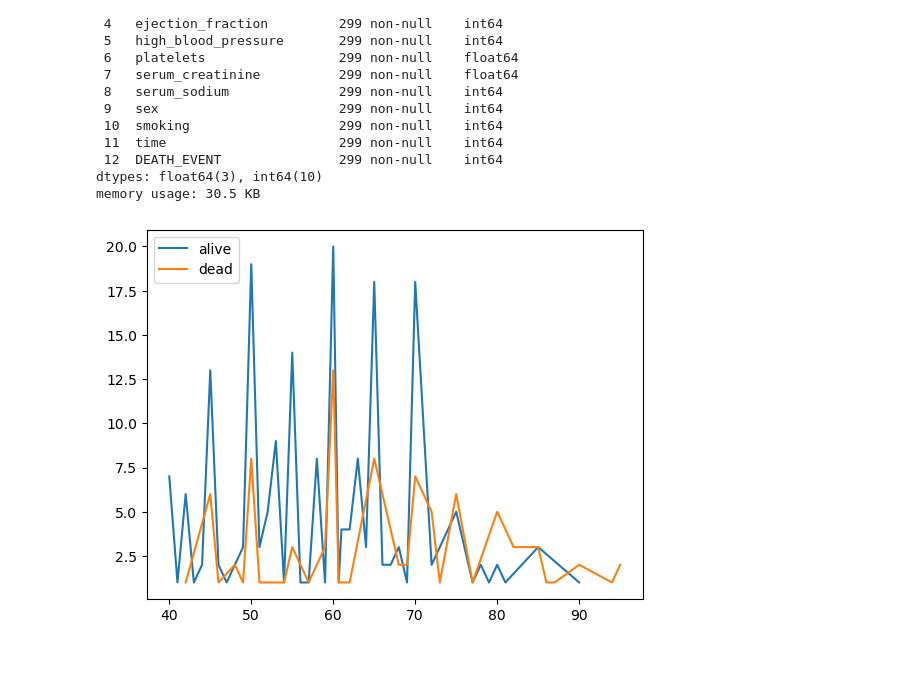
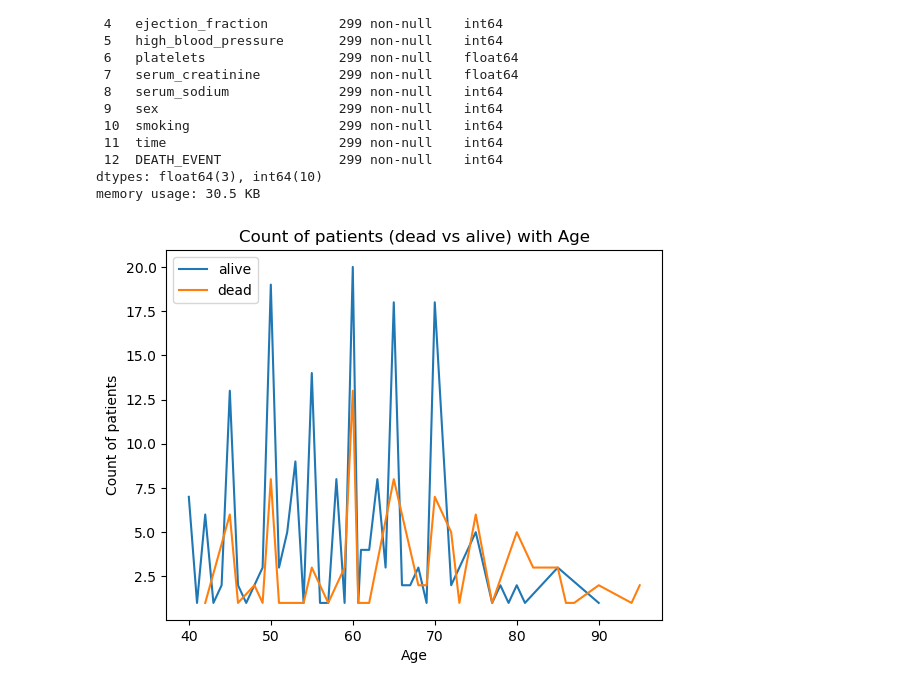
Before and after one commit to data-analyst05/MortalityPrediction_HeartFailure, a Jupyter notebook: GC.ipynb, the cells around one changed output. Cells and saved outputs as stored; diff of their text form; code cells hidden in the pictures; blank space fills up the shorter version.

```diff
--- a/GC.ipynb
+++ b/GC.ipynb
@@ -3,7 +3,7 @@ import pandas as pd
 import numpy as np
 import matplotlib.pyplot as plt
 # %%
-df = pd.read_csv('data/heart_failure_clinical_records_dataset.csv')
+df = pd.read_csv('heart_failure_clinical_records_dataset.csv')
 # %%
 df.head()
 # %% [output]
@@ -113,21 +113,22 @@ Data columns (total 13 columns):
 dtypes: float64(3), int64(10)
 memory usage: 30.5 KB
 # %%
+# Count of patients (dead vs alive) with Age
 df1=df_cleaned[df_cleaned["DEATH_EVENT"] == 0]
 df1_age_counts=df1["age"].value_counts()
 df1_sorted=df1_age_counts.sort_index()
 
 df2=df_cleaned[df_cleaned["DEATH_EVENT"] == 1]
 df2_age_counts=df2["age"].value_counts()
 df2_sorted=df2_age_counts.sort_index()
 
-#type(df2_age_counts)
-#df2=df_cleaned[df_cleaned["DEATH_EVENT"] == 1]
-#df2.head()
-
 plt.plot(df1_sorted, label = 'alive')
 plt.plot(df2_sorted, label = 'dead')
+plt.title('Count of patients (dead vs alive) with Age')
+plt.xlabel("Age")
+plt.ylabel("Count of patients")
 plt.legend(loc="upper left")
+plt.savefig("output_GC/Count of patients (dead vs alive) with Age.png")
 plt.show()
 # %% [output]
-[figure, old version]
+[figure, new version]
```
Also changed, not shown: parts of 16 cells of this notebook, 6 other files.
